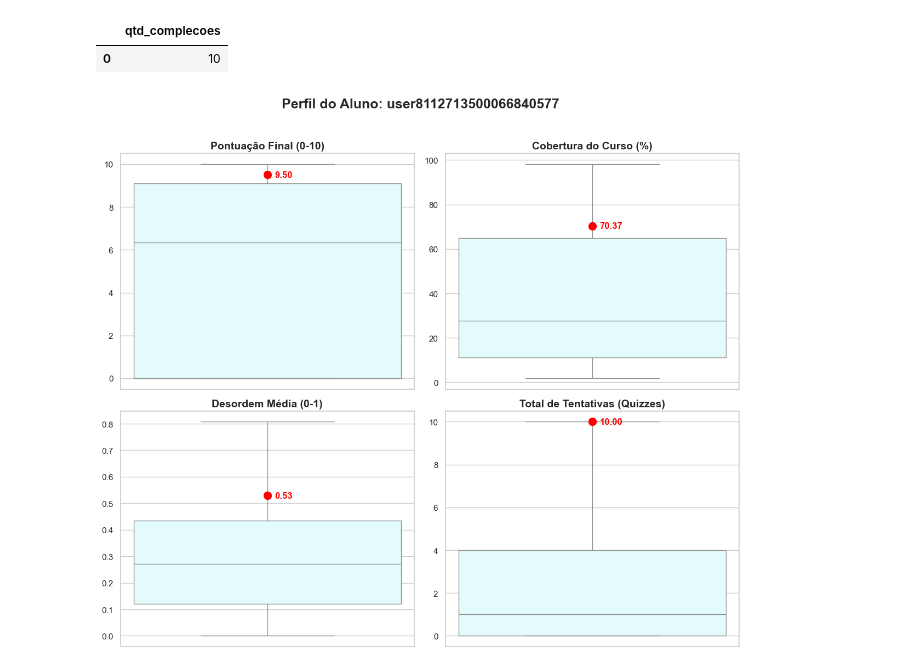
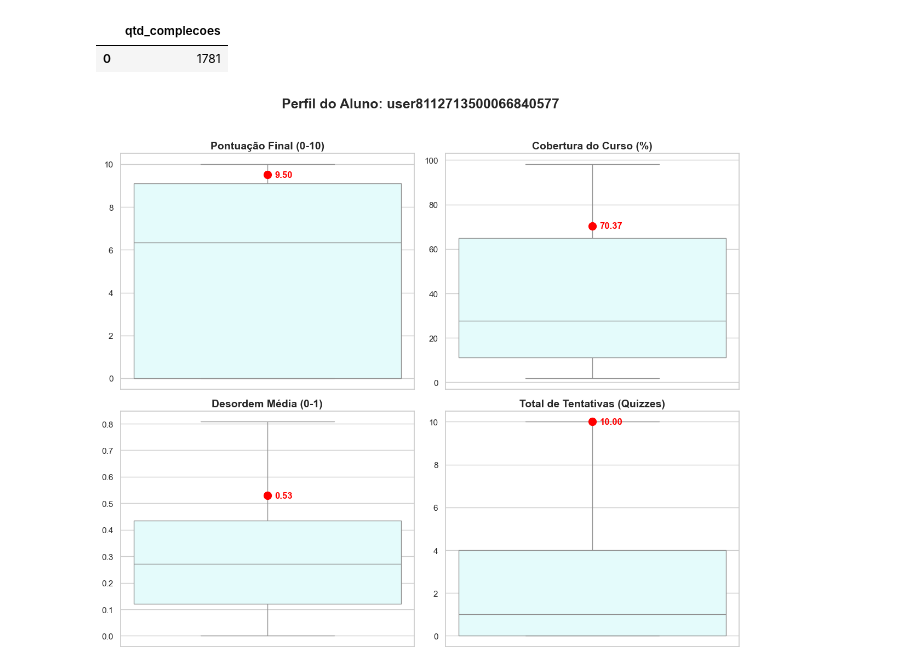
Before and after one commit to Danilus04/Topicos-Trabalho-Final, a Jupyter notebook: analise.ipynb, the cells around one changed output. Drawn from its saved outputs; the diff is of its cells as text; code cells hidden in the pictures.

```diff
--- a/analise.ipynb
+++ b/analise.ipynb
@@ -95,21 +91,20 @@ df_cursos = duckdb.query(query_cursos_reais).df()
 # %%
 quantas_complecoes = f"""
     SELECT
         COUNT(DISTINCT logs.id) as qtd_complecoes
     FROM read_csv_auto('{pasta_dados}mdl_logstore_standard_log.csv', ALL_VARCHAR=TRUE) AS logs
     WHERE logs.username NOT IN ('0', '-1', '', 'nan')
-      AND logs.username = 'user7219802108604710913'
       AND logs.courseid = '10464'
       AND logs.eventname = '\\mod_quiz\\event\\attempt_submitted'
       AND logs.contextinstanceid = '54994'
     GROUP BY logs.courseid
 """
 
 df_cursos = duckdb.query(quantas_complecoes).df()
 display(df_cursos)
 # %% [output]
 |  | qtd_complecoes |
-| 0 | 10 |
+| 0 | 1781 |
 # %%
 import pandas as pd
 import json
```
Also changed, not shown: parts of 5 cells of this notebook, 1 other file.
